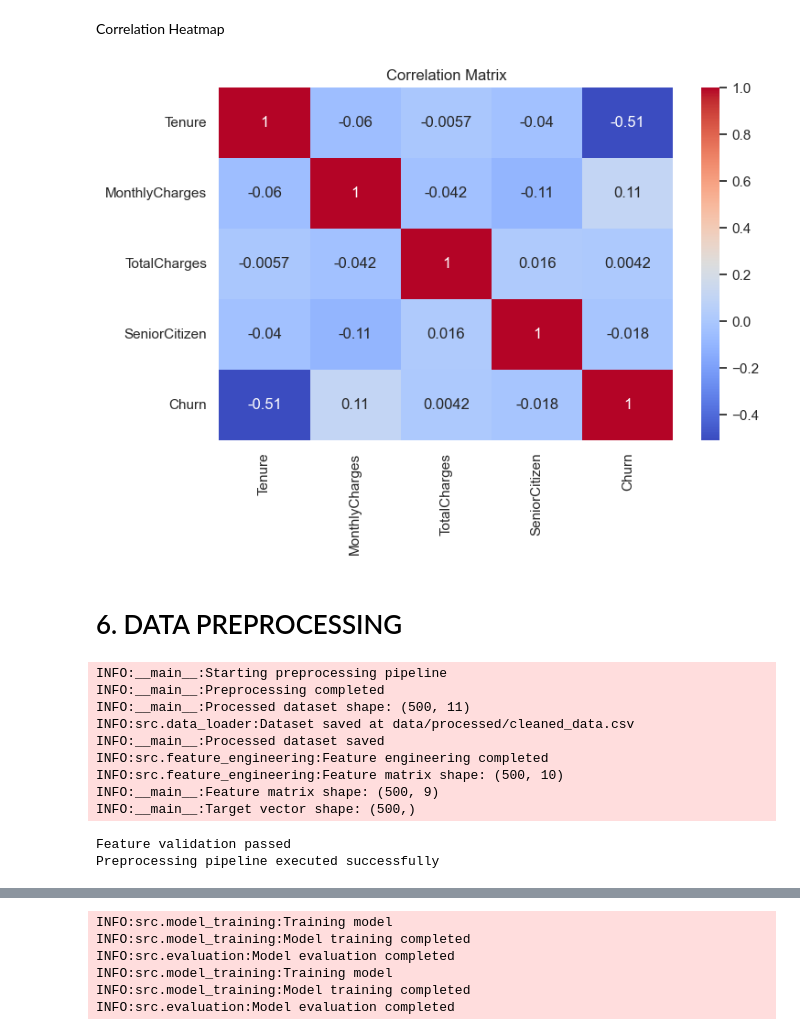
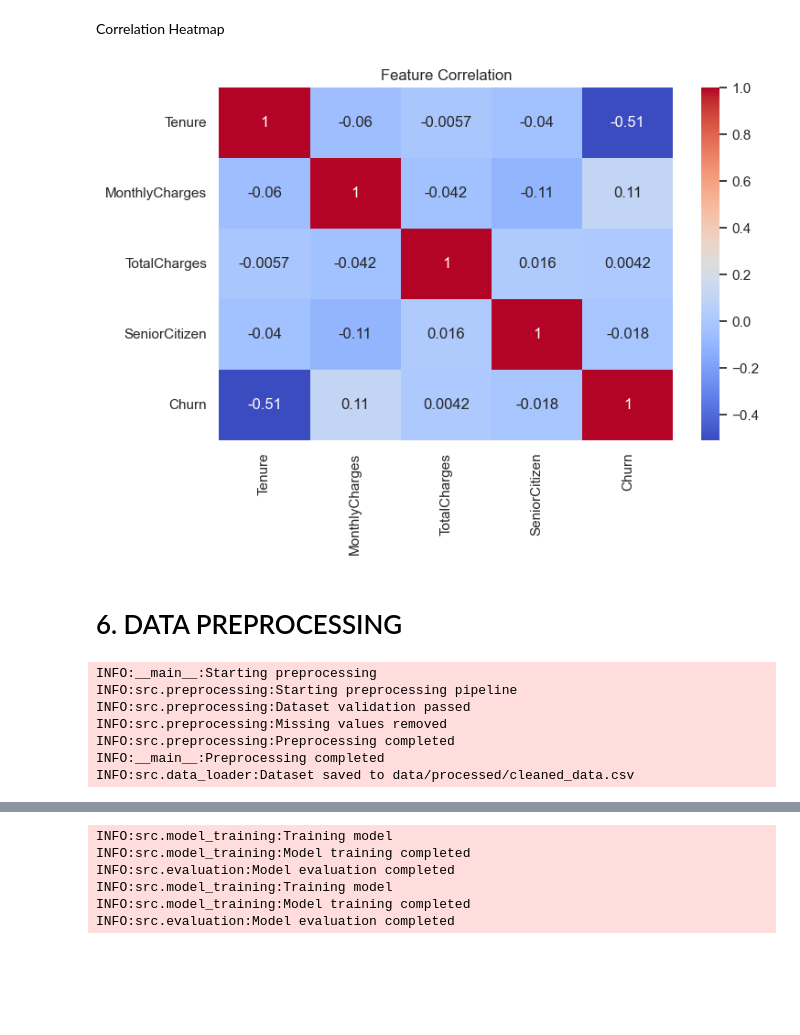
Before and after one commit to Dhanashree03-c/DataScienceProjects, a Jupyter notebook: comprehensive_ds_project_week12/capstone_project.ipynb, the cells around one changed output, grey strips where cells are left out. Cells and saved outputs as stored; diff of their text form; code cells hidden in the pictures; blank space fills up the shorter version.

```diff
--- a/comprehensive_ds_project_week12/capstone_project.ipynb
+++ b/comprehensive_ds_project_week12/capstone_project.ipynb
@@ -228,70 +230,33 @@ INFO:matplotlib.category:Using categorical units to plot a list of strings that
 # %% [markdown]
 Correlation Heatmap
 # %%
+# Correlation matrix to understand relationships between numerical features
 corr = df.corr(numeric_only=True)
 
-sns.heatmap(corr, annot=True, cmap="coolwarm")
+sns.heatmap(corr,annot=True,cmap="coolwarm")
 
-plt.title("Correlation Matrix")
+plt.title("Feature Correlation")
 
 plt.show()
 # %% [output]
-[figure, old version]
+[figure, new version]
 # %% [markdown]
 # 6. DATA PREPROCESSING
 # %%
-logger.info("Starting preprocessing pipeline")
+# Execute preprocessing pipeline (encoding, cleaning, missing value handling)
+logger.info("Starting preprocessing")
 
 df_processed = preprocess_dataset(df)
 
 logger.info("Preprocessing completed")
 
-logger.info(f"Processed dataset shape: {df_processed.shape}")
-
-save_csv(df_processed, config.PROCESSED_DATA_PATH)
-
-logger.info("Processed dataset saved")
-
-X, y = create_features(df_processed)
-
-# ---------------------------------------------------------
-# Feature Type Cleaning
-# ---------------------------------------------------------
-
-# Remove identifier column if present
-if "CustomerID" in X.columns:
-    X = X.drop(columns=["CustomerID"])
-
-# Convert boolean columns to integers
-bool_cols = X.select_dtypes(include="bool").columns
-
-if len(bool_cols) > 0:
-    X[bool_cols] = X[bool_cols].astype(int)
-
-# Final validation
-non_numeric = X.select_dtypes(exclude=["number"])
-
-if len(non_numeric.columns) > 0:
-    raise ValueError(
-        f"Non-numeric columns detected: {list(non_numeric.columns)}"
-    )
-
-print("Feature validation passed")
-
-logger.info(f"Feature matrix shape: {X.shape}")
-
-logger.info(f"Target vector shape: {y.shape}")
-
-print("Preprocessing pipeline executed successfully")
+# Save processed dataset for reproducibility
+save_csv(df_processed,config.PROCESSED_DATA_PATH)
 # %% [output]
-INFO:__main__:Starting preprocessing pipeline
+INFO:__main__:Starting preprocessing
+INFO:src.preprocessing:Starting preprocessing pipeline
+INFO:src.preprocessing:Dataset validation passed
+INFO:src.preprocessing:Missing values removed
+INFO:src.preprocessing:Preprocessing completed
 INFO:__main__:Preprocessing completed
-INFO:__main__:Processed dataset shape: (500, 11)
-INFO:src.data_loader:Dataset saved at data/processed/cleaned_data.csv
-INFO:__main__:Processed dataset saved
-INFO:src.feature_engineering:Feature engineering completed
-INFO:src.feature_engineering:Feature matrix shape: (500, 10)
-INFO:__main__:Feature matrix shape: (500, 9)
-INFO:__main__:Target vector shape: (500,)
+INFO:src.data_loader:Dataset saved to data/processed/cleaned_data.csv
-Feature validation passed
-Preprocessing pipeline executed successfully
```
Also changed, not shown: parts of 39 cells of this notebook, 6 other files.
